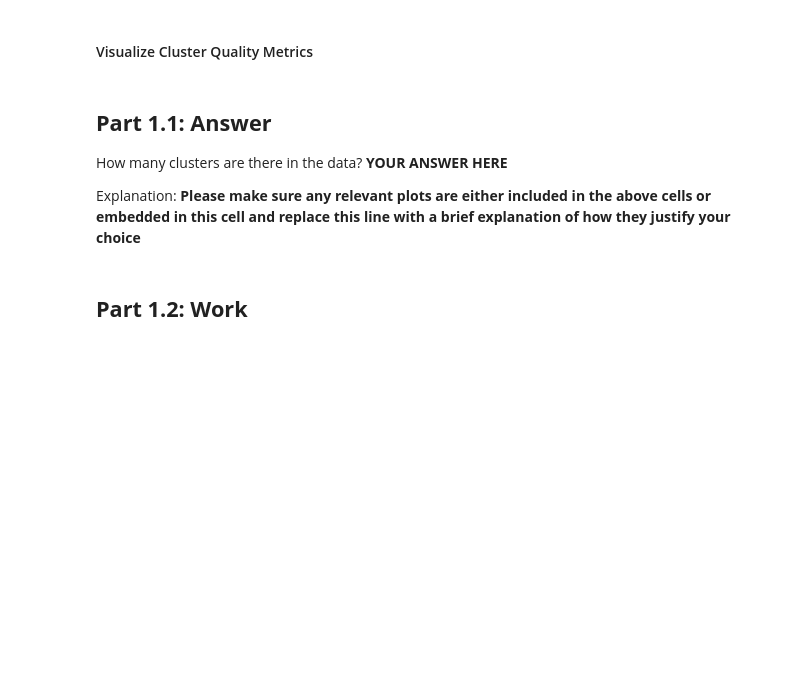
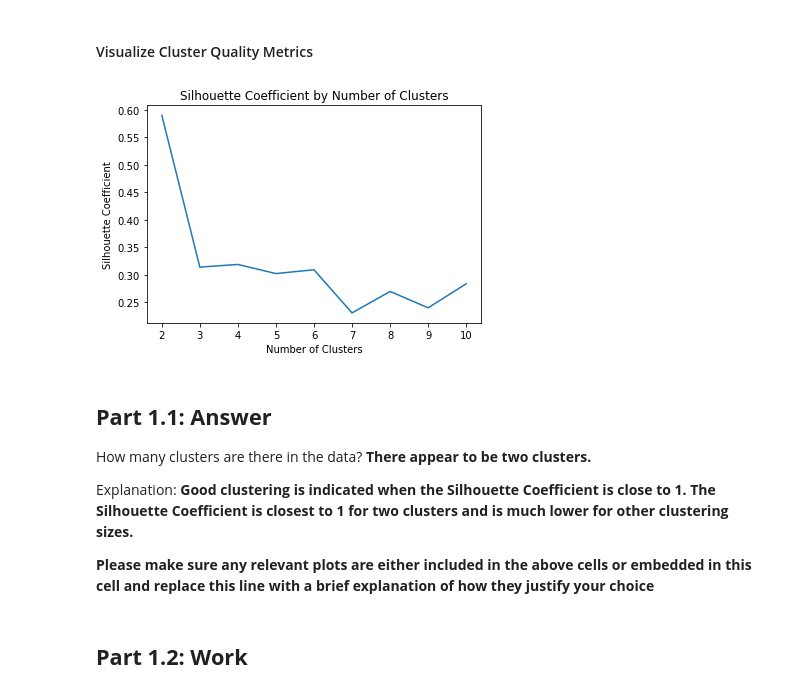
Before and after one commit to ryanquinnnelson/CMU-02718-HW1, a Jupyter notebook: CM_HW1_ryann.ipynb, the cells around one changed output. Cells and saved outputs as stored; diff of their text form; code cells hidden in the pictures; blank space fills up the shorter version.

```diff
--- a/CM_HW1_ryann.ipynb
+++ b/CM_HW1_ryann.ipynb
@@ -58,0 +60,33 @@ ValueError: could not convert string to float: 'Male'
+# %%
+
+
+# how to choose distance measure??
+# way to keep label columns with numeric??
+# how to use other quality metrics if we don't know what true labels are??
+
+
+possible_cluster_nums = [2,3,4,5,6,7,8,9,10] # 1 < k < 11
+
+results = []
+for k in possible_cluster_nums:
+    '''
+    TODO: 1. Fit data to k clusters using imported clustering algorithm
+          2. Compute quality of results for k clusters using imported
+             cluster quality metric and store in a list
+    '''
+    kmeans = KMeans(n_clusters=k).fit(df_zscore)
+    labels = kmeans.labels_ #is this the cluster it ends up in??
+    score = metrics.silhouette_score(df_zscore, labels) #quality
+    results.append(score)
+
+#     print("Homogeneity: %0.3f" % metrics.homogeneity_score(labels_true, labels))
+#     print("Completeness: %0.3f" % metrics.completeness_score(labels_true, labels))
+#     print("V-measure: %0.3f" % metrics.v_measure_score(labels_true, labels))
+#     print("Adjusted Rand Index: %0.3f"
+#           % metrics.adjusted_rand_score(labels_true, labels))
+#     print("Adjusted Mutual Information: %0.3f"
+#           % metrics.adjusted_mutual_info_score(labels_true, labels))
+#     print("Silhouette Coefficient: %0.3f"
+#           % metrics.silhouette_score(df_zscore, labels))
+
+results
@@ -80,16 +143,21 @@ def plotMetricByK(metric_name, metric_results, PATH_TO_SAVE=None):
 # %%
 '''
  TODO: Plot your choice of cluster quality metric by cluster number to help determine k.
 
  TIP: If using the above function, place each function call in a separate
       cell to visualize multiple cluster quality metrics
 '''
+plotMetricByK("Silhouette Coefficient", results)
+# %% [output]
+[figure, added]
 # %% [markdown]
 ## **Part 1.1: Answer**
 
-How many clusters are there in the data? **YOUR ANSWER HERE**
+How many clusters are there in the data? **There appear to be two clusters.**
 
-Explanation: **Please make sure any relevant plots are either included in the above cells or embedded in this cell and replace this line with a brief explanation of how they justify your choice**
+Explanation: **Good clustering is indicated when the Silhouette Coefficient is close to 1. The Silhouette Coefficient is closest to 1 for two clusters and is much lower for other clustering sizes.**
+
+**Please make sure any relevant plots are either included in the above cells or embedded in this cell and replace this line with a brief explanation of how they justify your choice**
 # %% [markdown]
 ## **Part 1.2: Work**
 # %% [markdown]
```
Also changed, not shown: parts of 8 cells of this notebook, 1 other file.
